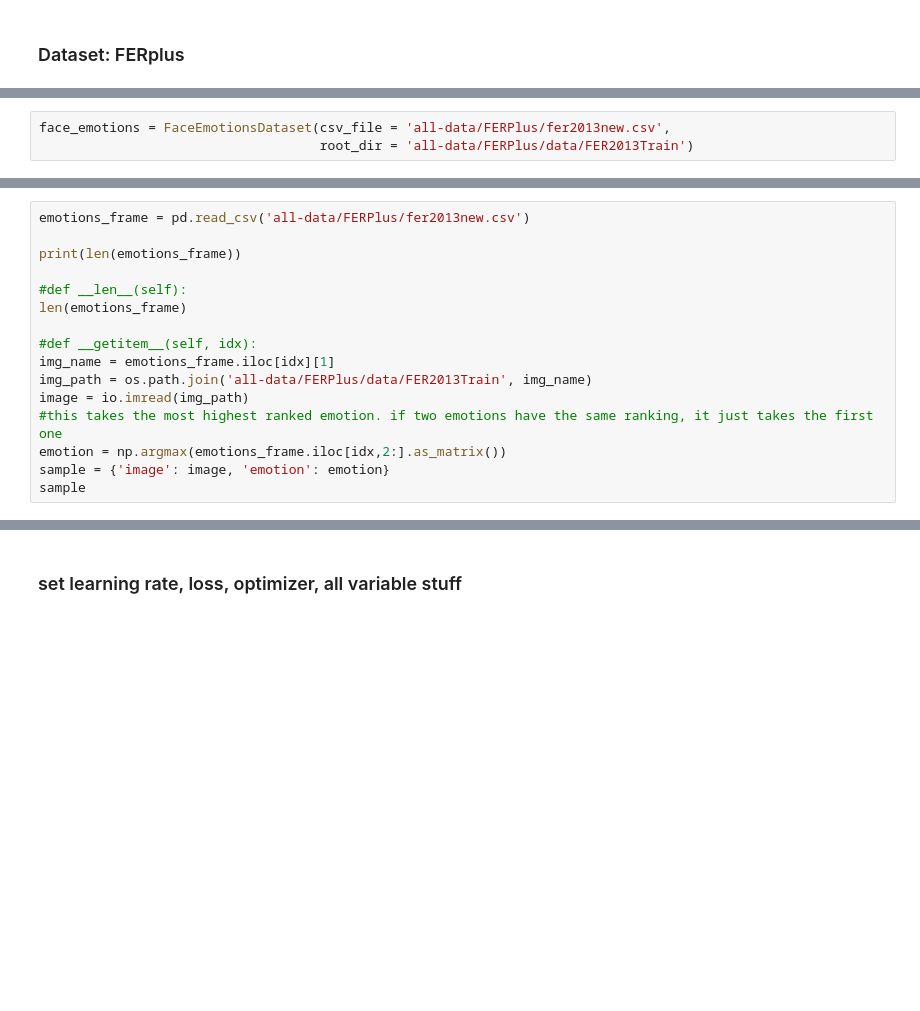
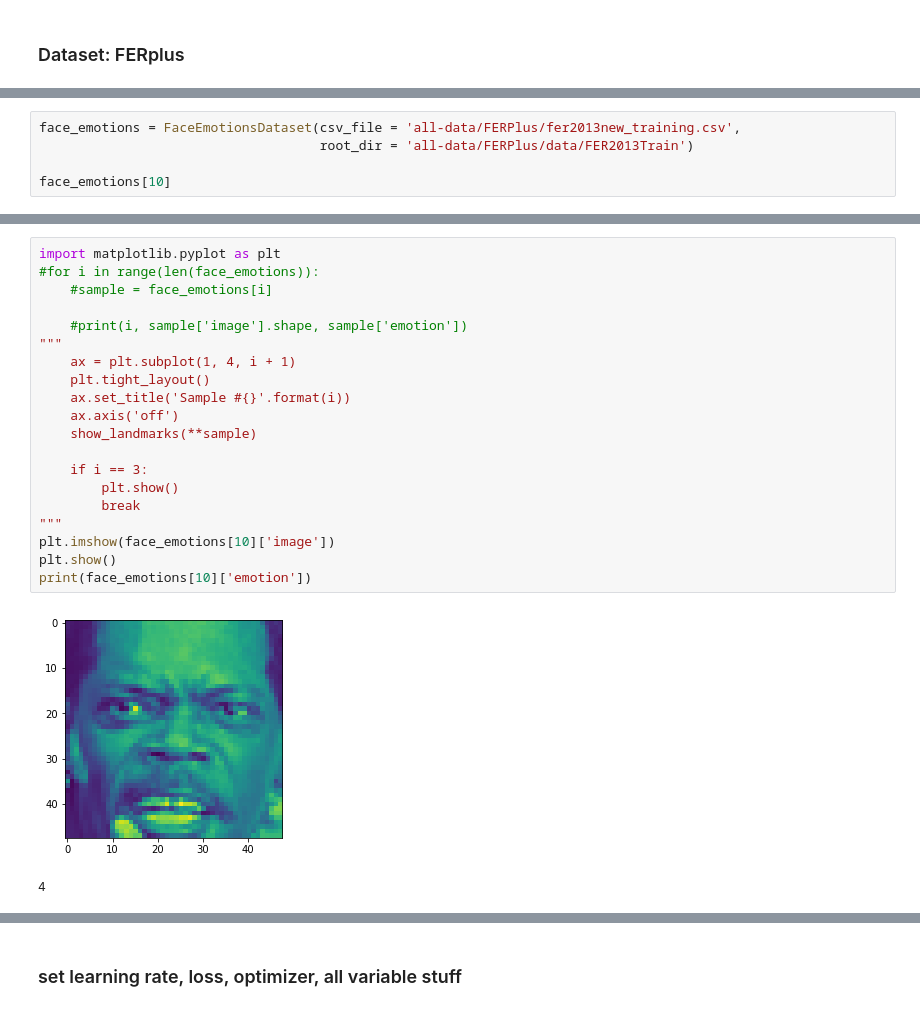
Before and after one commit to crystaljgong/Movie_Sentiments, a Jupyter notebook: VGG-Face-model-test.ipynb, the cells around one changed output, grey strips where cells are left out. Drawn from its saved outputs; the diff is of its cells as text; blank space fills up the shorter version.

```diff
--- a/VGG-Face-model-test.ipynb
+++ b/VGG-Face-model-test.ipynb
@@ -174,4 +112,6 @@ NameError: name 'Dataset' is not defined
 # %%
-face_emotions = FaceEmotionsDataset(csv_file = 'all-data/FERPlus/fer2013new.csv',
+face_emotions = FaceEmotionsDataset(csv_file = 'all-data/FERPlus/fer2013new_training.csv',
                                     root_dir = 'all-data/FERPlus/data/FER2013Train')
+
+face_emotions[10]
 # %% [output]
@@ -179,16 +124,0 @@ NameError: name 'FaceEmotionsDataset' is not defined
-# %%
-emotions_frame = pd.read_csv('all-data/FERPlus/fer2013new.csv')
-
-print(len(emotions_frame))
-
-#def __len__(self):
-len(emotions_frame)
-
-#def __getitem__(self, idx):
-img_name = emotions_frame.iloc[idx][1]
-img_path = os.path.join('all-data/FERPlus/data/FER2013Train', img_name)
-image = io.imread(img_path)
-#this takes the most highest ranked emotion. if two emotions have the same ranking, it just takes the first one
-emotion = np.argmax(emotions_frame.iloc[idx,2:].as_matrix())
-sample = {'image': image, 'emotion': emotion}
-sample
@@ -269,3 +125,26 @@ def split_data(x, y, validation_split=.2):
+# %%
+import matplotlib.pyplot as plt
+#for i in range(len(face_emotions)):
+    #sample = face_emotions[i]
+
+    #print(i, sample['image'].shape, sample['emotion'])
+"""
+    ax = plt.subplot(1, 4, i + 1)
+    plt.tight_layout()
+    ax.set_title('Sample #{}'.format(i))
+    ax.axis('off')
+    show_landmarks(**sample)
+
+    if i == 3:
+        plt.show()
+        break
+"""
+plt.imshow(face_emotions[10]['image'])
+plt.show()
+print(face_emotions[10]['emotion'])
+# %% [output]
+[figure, added]
+4
 # %%
 from torchvision.datasets import ImageFolder
 from torchvision.transforms import ToTensor
```
Also changed, not shown: parts of 20 cells of this notebook.
